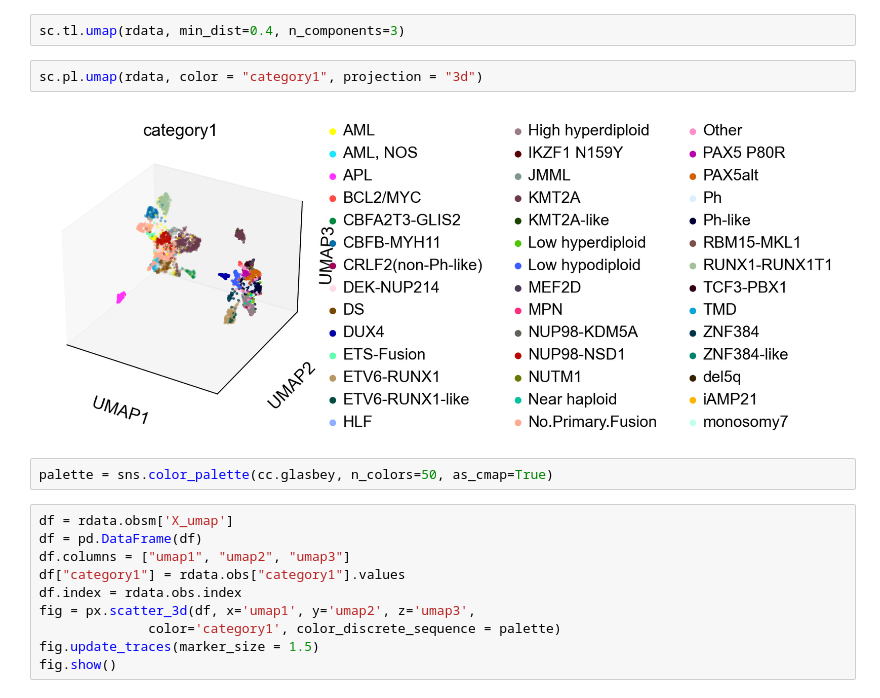
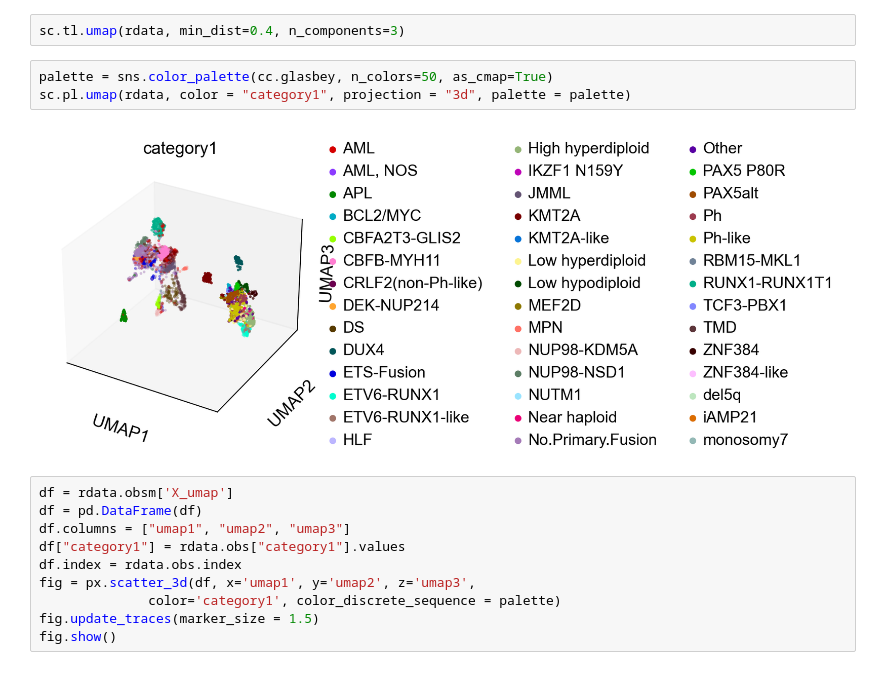
Before and after one commit to furlan-lab/pyviewmaster, a Jupyter notebook: notebooks/02_bulk_reference.ipynb, the cells around one changed output. Drawn from its saved outputs; the diff is of its cells as text.

```diff
--- a/notebooks/02_bulk_reference.ipynb
+++ b/notebooks/02_bulk_reference.ipynb
@@ -63,11 +63,10 @@ sc.pp.neighbors(rdata, n_pcs=200)
 # %%
 sc.tl.umap(rdata, min_dist=0.4, n_components=3)
 # %%
-sc.pl.umap(rdata, color = "category1", projection = "3d")
+palette = sns.color_palette(cc.glasbey, n_colors=50, as_cmap=True)
+sc.pl.umap(rdata, color = "category1", projection = "3d", palette = palette)
 # %% [output]
-[figure, old version]
+[figure, new version]
-# %%
-palette = sns.color_palette(cc.glasbey, n_colors=50, as_cmap=True)
 # %%
 df = rdata.obsm['X_umap']
 df = pd.DataFrame(df)
```
Also changed, not shown: parts of 2 cells of this notebook.
